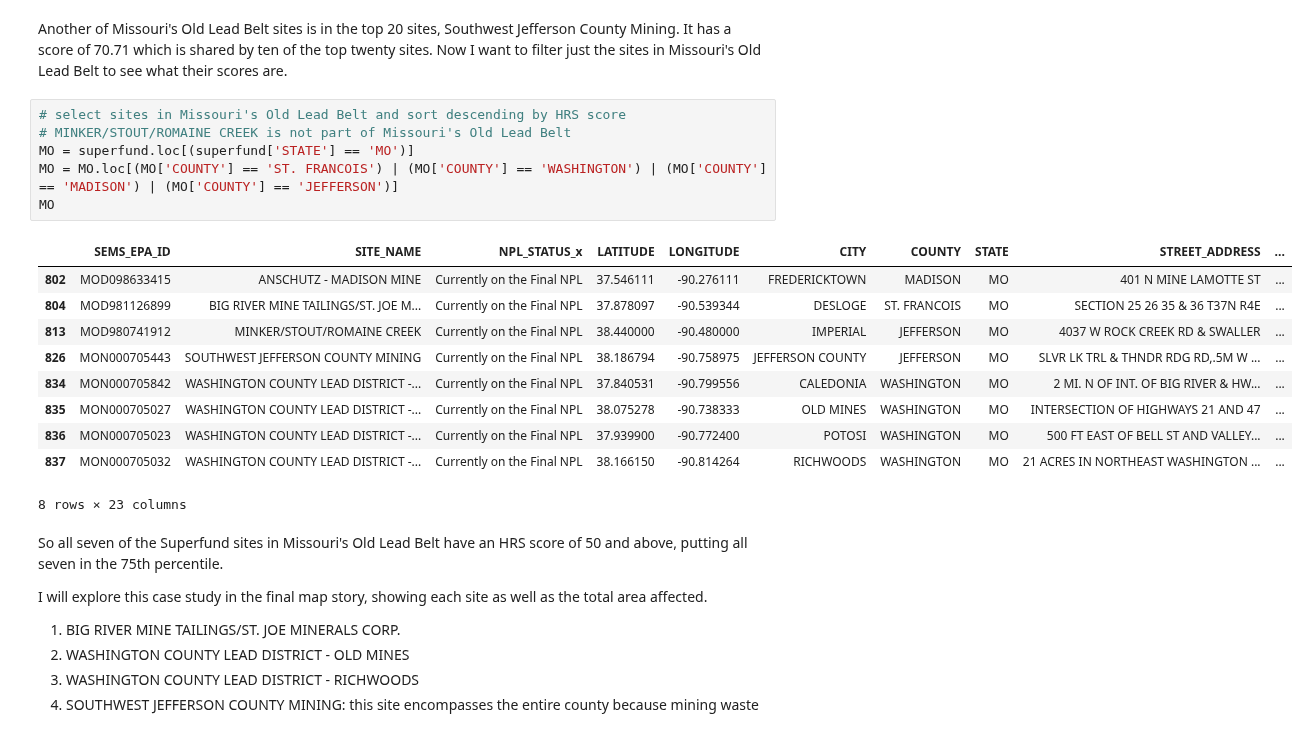
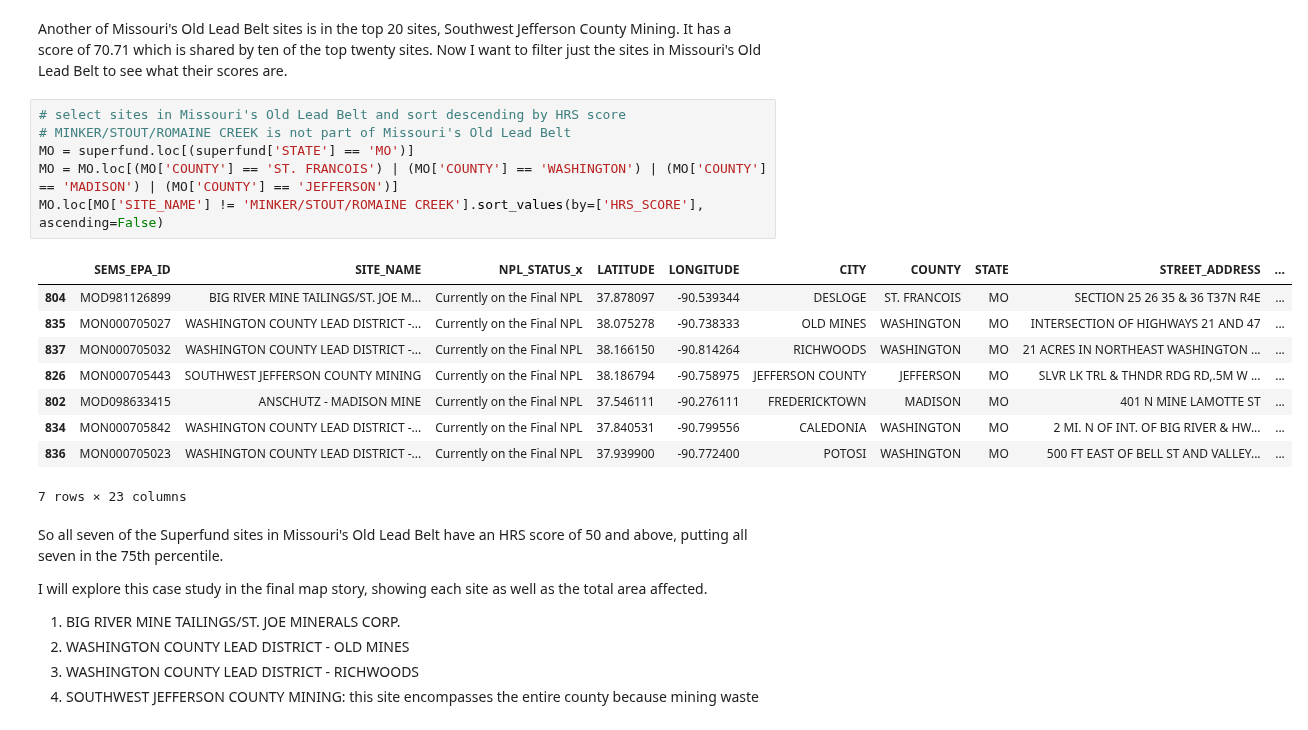
Before and after one commit to EileenGrady/us-industrial-pollution, a Jupyter notebook: notebooks/explore-superfund-site-data.ipynb, the cells around one changed output. Cells and saved outputs as stored; diff of their text form.

```diff
--- a/notebooks/explore-superfund-site-data.ipynb
+++ b/notebooks/explore-superfund-site-data.ipynb
@@ -123,20 +123,19 @@ Another of Missouri's Old Lead Belt sites is in the top 20 sites, Southwest Jeff
 # %%
 # select sites in Missouri's Old Lead Belt and sort descending by HRS score
 # MINKER/STOUT/ROMAINE CREEK is not part of Missouri's Old Lead Belt
 MO = superfund.loc[(superfund['STATE'] == 'MO')]
 MO = MO.loc[(MO['COUNTY'] == 'ST. FRANCOIS') | (MO['COUNTY'] == 'WASHINGTON') | (MO['COUNTY'] == 'MADISON') | (MO['COUNTY'] == 'JEFFERSON')]
-MO
+MO.loc[MO['SITE_NAME'] != 'MINKER/STOUT/ROMAINE CREEK'].sort_values(by=['HRS_SCORE'], ascending=False)
 # %% [output]
 |  | SEMS_EPA_ID | SITE_NAME | NPL_STATUS_x | LATITUDE | LONGITUDE | CITY | COUNTY | STATE | STREET_ADDRESS | ... |
+| 804 | MOD981126899 | BIG RIVER MINE TAILINGS/ST. JOE M... | Currently on the Final NPL | 37.878097 | -90.539344 | DESLOGE | ST. FRANCOIS | MO | SECTION 25 26 35 & 36 T37N R4E | ... |
+| 835 | MON000705027 | WASHINGTON COUNTY LEAD DISTRICT -... | Currently on the Final NPL | 38.075278 | -90.738333 | OLD MINES | WASHINGTON | MO | INTERSECTION OF HIGHWAYS 21 AND 47 | ... |
+| 837 | MON000705032 | WASHINGTON COUNTY LEAD DISTRICT -... | Currently on the Final NPL | 38.166150 | -90.814264 | RICHWOODS | WASHINGTON | MO | 21 ACRES IN NORTHEAST WASHINGTON ... | ... |
+| 826 | MON000705443 | SOUTHWEST JEFFERSON COUNTY MINING | Currently on the Final NPL | 38.186794 | -90.758975 | JEFFERSON COUNTY | JEFFERSON | MO | SLVR LK TRL & THNDR RDG RD,.5M W ... | ... |
 | 802 | MOD098633415 | ANSCHUTZ - MADISON MINE | Currently on the Final NPL | 37.546111 | -90.276111 | FREDERICKTOWN | MADISON | MO | 401 N MINE LAMOTTE ST | ... |
-| 804 | MOD981126899 | BIG RIVER MINE TAILINGS/ST. JOE M... | Currently on the Final NPL | 37.878097 | -90.539344 | DESLOGE | ST. FRANCOIS | MO | SECTION 25 26 35 & 36 T37N R4E | ... |
-| 813 | MOD980741912 | MINKER/STOUT/ROMAINE CREEK | Currently on the Final NPL | 38.440000 | -90.480000 | IMPERIAL | JEFFERSON | MO | 4037 W ROCK CREEK RD & SWALLER | ... |
-| 826 | MON000705443 | SOUTHWEST JEFFERSON COUNTY MINING | Currently on the Final NPL | 38.186794 | -90.758975 | JEFFERSON COUNTY | JEFFERSON | MO | SLVR LK TRL & THNDR RDG RD,.5M W ... | ... |
 | 834 | MON000705842 | WASHINGTON COUNTY LEAD DISTRICT -... | Currently on the Final NPL | 37.840531 | -90.799556 | CALEDONIA | WASHINGTON | MO | 2 MI. N OF INT. OF BIG RIVER & HW... | ... |
-| 835 | MON000705027 | WASHINGTON COUNTY LEAD DISTRICT -... | Currently on the Final NPL | 38.075278 | -90.738333 | OLD MINES | WASHINGTON | MO | INTERSECTION OF HIGHWAYS 21 AND 47 | ... |
 | 836 | MON000705023 | WASHINGTON COUNTY LEAD DISTRICT -... | Currently on the Final NPL | 37.939900 | -90.772400 | POTOSI | WASHINGTON | MO | 500 FT EAST OF BELL ST AND VALLEY... | ... |
-| 837 | MON000705032 | WASHINGTON COUNTY LEAD DISTRICT -... | Currently on the Final NPL | 38.166150 | -90.814264 | RICHWOODS | WASHINGTON | MO | 21 ACRES IN NORTHEAST WASHINGTON ... | ... |
-8 rows × 23 columns
+7 rows × 23 columns
 # %% [markdown]
 So all seven of the Superfund sites in Missouri's Old Lead Belt have an HRS score of 50 and above, putting all seven in the 75th percentile.
 
```
Also changed, not shown: parts of 1 cell of this notebook, 6 other files.
